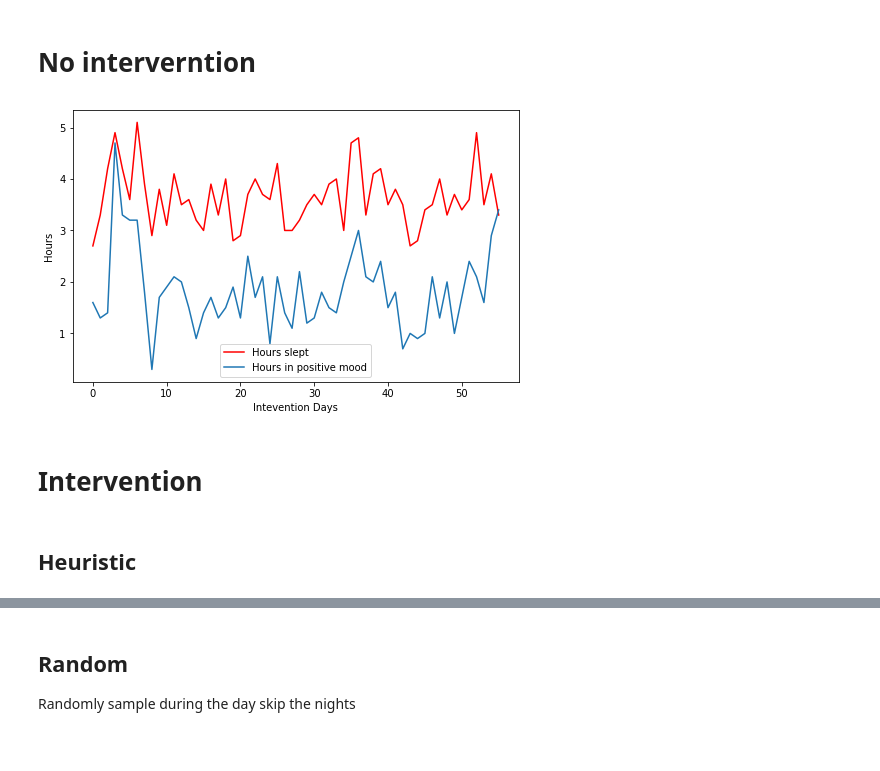
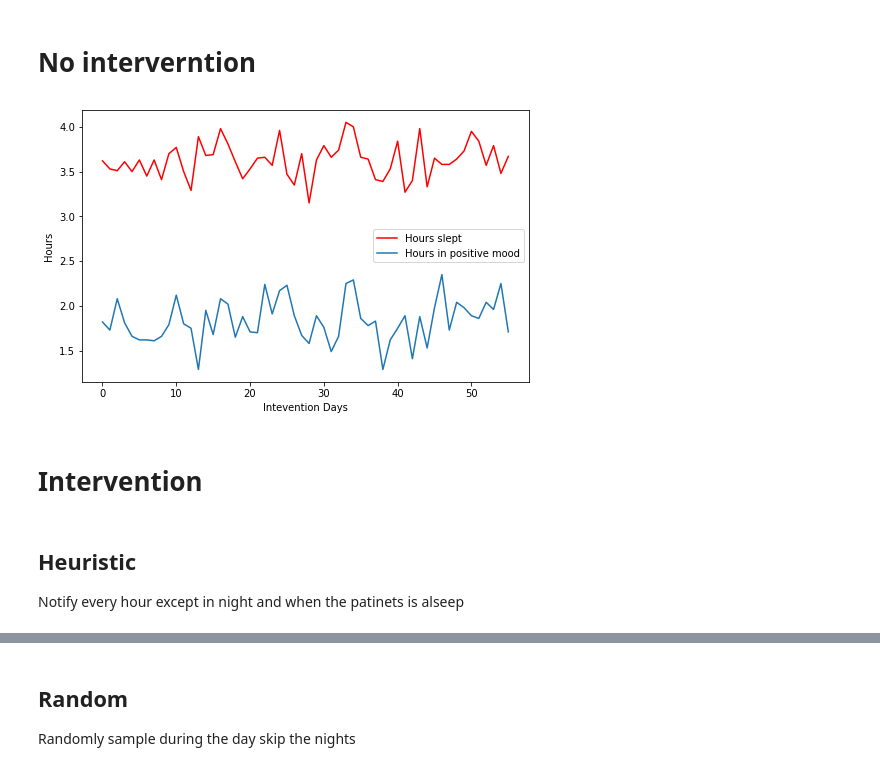
Before and after one commit to sysmon37/aibi-dhi-simulator, a Jupyter notebook: RLapproaches_comparison.ipynb, the cells around one changed output, grey strips where cells are left out. Drawn from its saved outputs; the diff is of its cells as text; code cells hidden in the pictures.

```diff
--- a/RLapproaches_comparison.ipynb
+++ b/RLapproaches_comparison.ipynb
@@ -9,5 +11,6 @@ from sklearn.ensemble import RandomForestClassifier
 from environment.fogg_behavioural_model import Patient
 # %%
 updated_every_day = 24
+week= 7 * updated_every_day
 # %%
-eight_weeks = 7 * updated_every_day * 8
+eight_weeks = week * 8
@@ -18,32 +19,32 @@ five_weeks = 5 * updated_every_day
 # %%
-runs = 10
+runs = 500
 # %% [markdown]
 # No interverntion
 # %%
 sleep_list = []
 positive_list = []
 
 for run in range(0, runs):
 
-    env1 = Patient()
+    env1 = Patient(habituation=False)
     action = 0
     for i in  range(eight_weeks):
 
         observation , reward, done, info = env1.step(action)
         action = 0
 
     sleep_list.append(env1.h_slept)
     positive_list.append(env1.h_positive)
 
 fig = plt.figure( figsize=(8, 5))
 plt.plot(np.nanmean(sleep_list, axis=0), label='Hours slept', color ='r')
 plt.plot(np.mean(positive_list, axis=0), label='Hours in positive mood')
 plt.ylabel('Hours ')
 plt.xlabel('Intevention Days')
 plt.legend()
 plt.show()
 # %% [output]
-[figure, old version]
+[figure, new version]
 # %% [markdown]
 # Intervention
 # %%
@@ -86,8 +88,10 @@ def intervention(method, runs, name):
     ax1.set_ylabel('Responce ratio')
     plt.show()
     return sleep_list, positive_list, rr_random_list, not_random_list
-# %% [markdown]
-## Heuristic
+# %% [markdown]
+## Heuristic
+
+Notify every hour except in night and when the patinets is alseep
 # %%
 def always_notify(env1, intervention_legth=eight_weeks):
 
```
Also changed, not shown: parts of 33 cells of this notebook, 2 other files.
